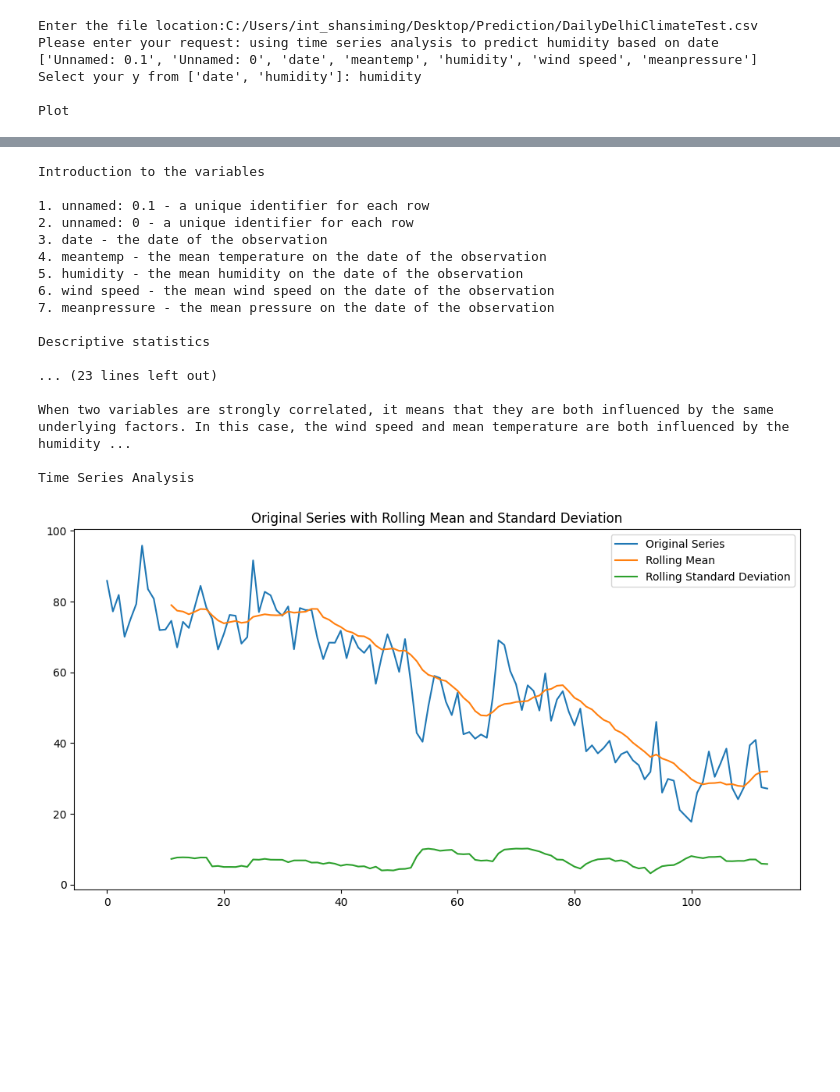
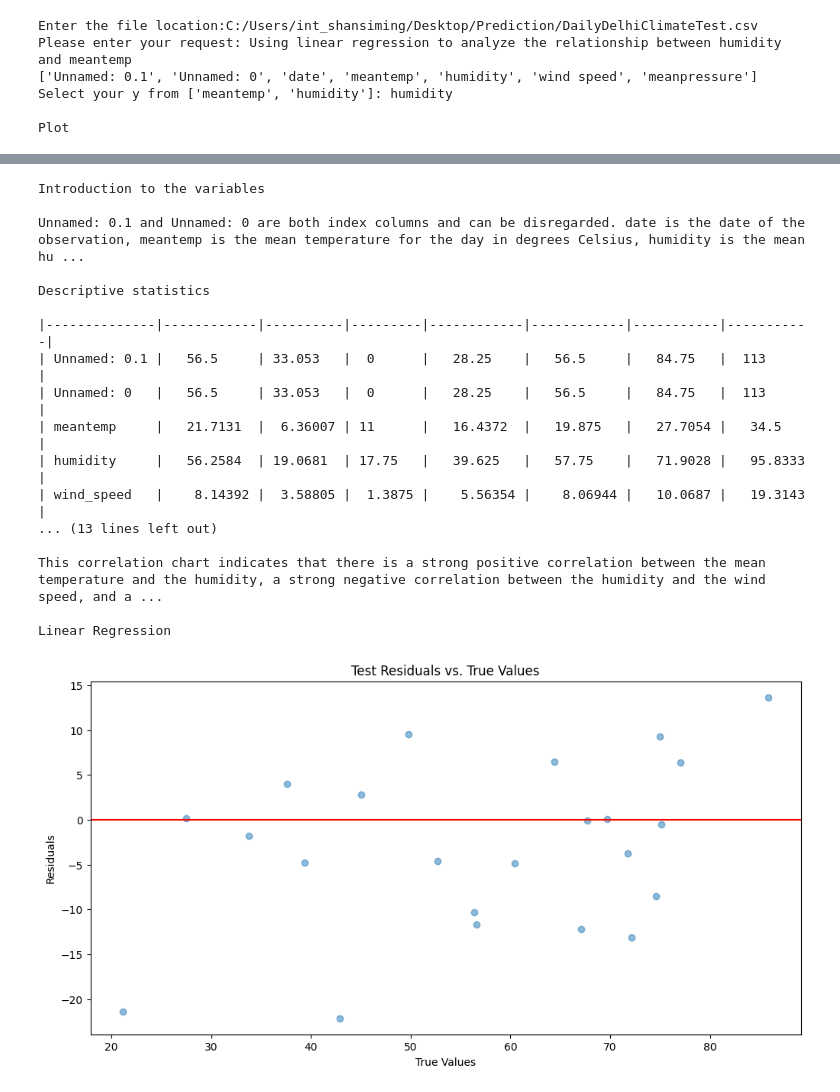
Before and after one commit to SimingShan/Statshero, a Jupyter notebook: Statshero.ipynb, the cells around one changed output, grey strips where cells are left out. Cells and saved outputs as stored; diff of their text form; code cells hidden in the pictures; blank space fills up the shorter version.

```diff
--- a/Statshero.ipynb
+++ b/Statshero.ipynb
@@ -16,7 +16,7 @@ from tabulate import tabulate
 from statsmodels.tsa.stattools import adfuller
 
 
-openai.api_key = "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"
+openai.api_key = "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"
 path = "C:/Users/int_shansiming/Desktop/Prediction/Nasdaq.csv"
 path2 = "C:/Users/int_shansiming/Desktop/Prediction/data.csv"
 path3 = "C:/Users/int_shansiming/Desktop/Prediction/DailyDelhiClimateTest.csv"
@@ -477,17 +477,12 @@ elif standard_method_name == "correlation analysis":
 else:
     pass
 
-print(standard_method_name)
-
 path = "C:/Users/int_shansiming/Desktop/Prediction/Nasdaq.csv"
 path3 = "C:/Users/int_shansiming/Desktop/Prediction/DailyDelhiClimateTest.csv"
-# analyze the relationshp between humidity wind speed meantemp and meanpressure using correlation analysis
-# analyze the relationshp between humidity wind speed meantemp and meanpressure using linear regression
-# Using arima model to predict humidity based on date
 # %% [output]
 Enter the file location:C:/Users/int_shansiming/Desktop/Prediction/DailyDelhiClimateTest.csv
-Please enter your request: using time series analysis to predict humidity based on date
+Please enter your request: Using linear regression to analyze the relationship between humidity and meantemp
 ['Unnamed: 0.1', 'Unnamed: 0', 'date', 'meantemp', 'humidity', 'wind speed', 'meanpressure']
-Select your y from ['date', 'humidity']: humidity
+Select your y from ['meantemp', 'humidity']: humidity
 
 Plot
@@ -495,18 +490,18 @@ Plot
 Introduction to the variables
 
-1. unnamed: 0.1 - a unique identifier for each row
-2. unnamed: 0 - a unique identifier for each row
-3. date - the date of the observation
-4. meantemp - the mean temperature on the date of the observation
-5. humidity - the mean humidity on the date of the observation
-6. wind speed - the mean wind speed on the date of the observation
-7. meanpressure - the mean pressure on the date of the observation
+Unnamed: 0.1 and Unnamed: 0 are both index columns and can be disregarded. date is the date of the observation, meantemp is the mean temperature for the day in degrees Celsius, humidity is the mean hu ...
 
 Descriptive statistics
 
-... (23 lines left out)
+|--------------|------------|----------|---------|------------|------------|-----------|-----------|
+| Unnamed: 0.1 |   56.5     | 33.053   |  0      |   28.25    |   56.5     |   84.75   |  113      |
+| Unnamed: 0   |   56.5     | 33.053   |  0      |   28.25    |   56.5     |   84.75   |  113      |
+| meantemp     |   21.7131  |  6.36007 | 11      |   16.4372  |   19.875   |   27.7054 |   34.5    |
+| humidity     |   56.2584  | 19.0681  | 17.75   |   39.625   |   57.75    |   71.9028 |   95.8333 |
+| wind_speed   |    8.14392 |  3.58805 |  1.3875 |    5.56354 |    8.06944 |   10.0687 |   19.3143 |
+... (13 lines left out)
 
-When two variables are strongly correlated, it means that they are both influenced by the same underlying factors. In this case, the wind speed and mean temperature are both influenced by the humidity ...
+This correlation chart indicates that there is a strong positive correlation between the mean temperature and the humidity, a strong negative correlation between the humidity and the wind speed, and a ...
 
-Time Series Analysis
+Linear Regression
-[figure, old version]
+[figure, new version]
```
Also changed, not shown: parts of 1 cell of this notebook.
